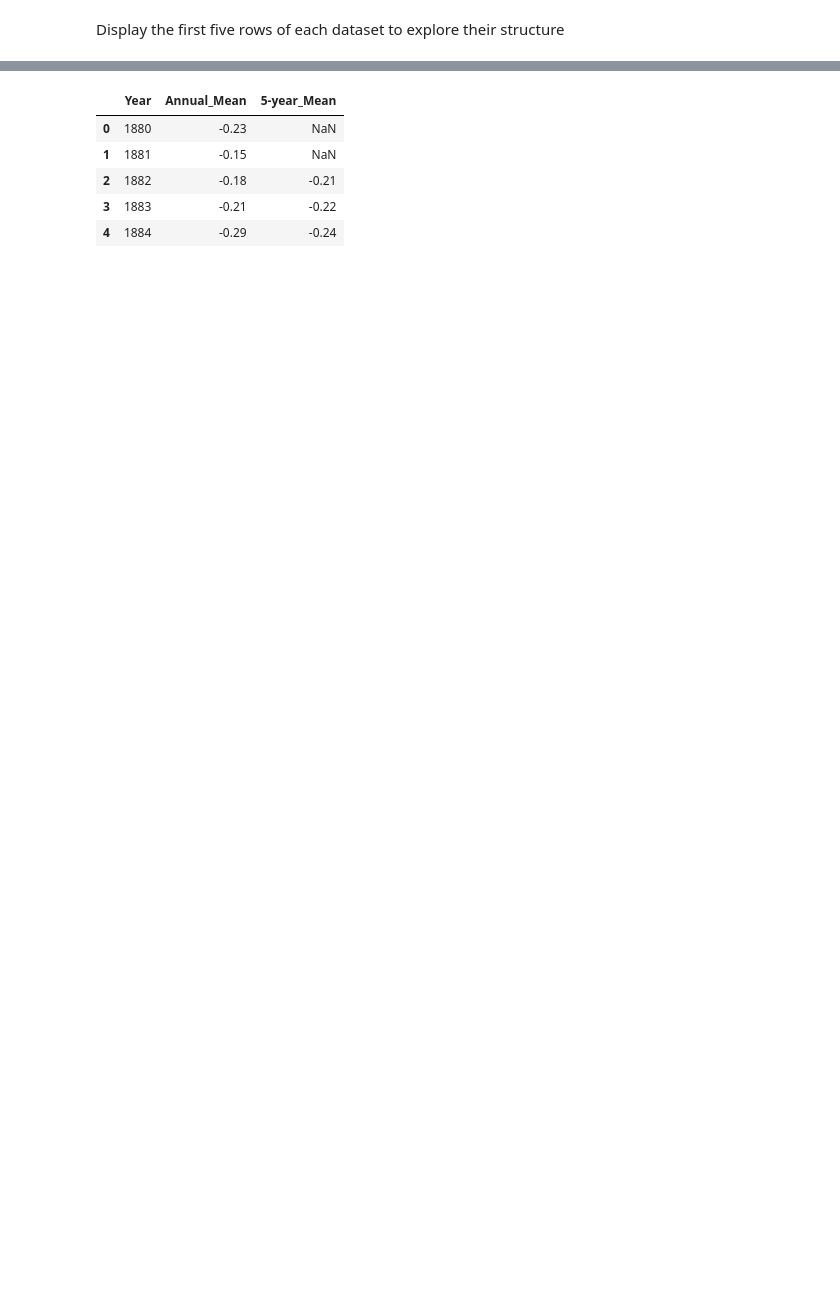
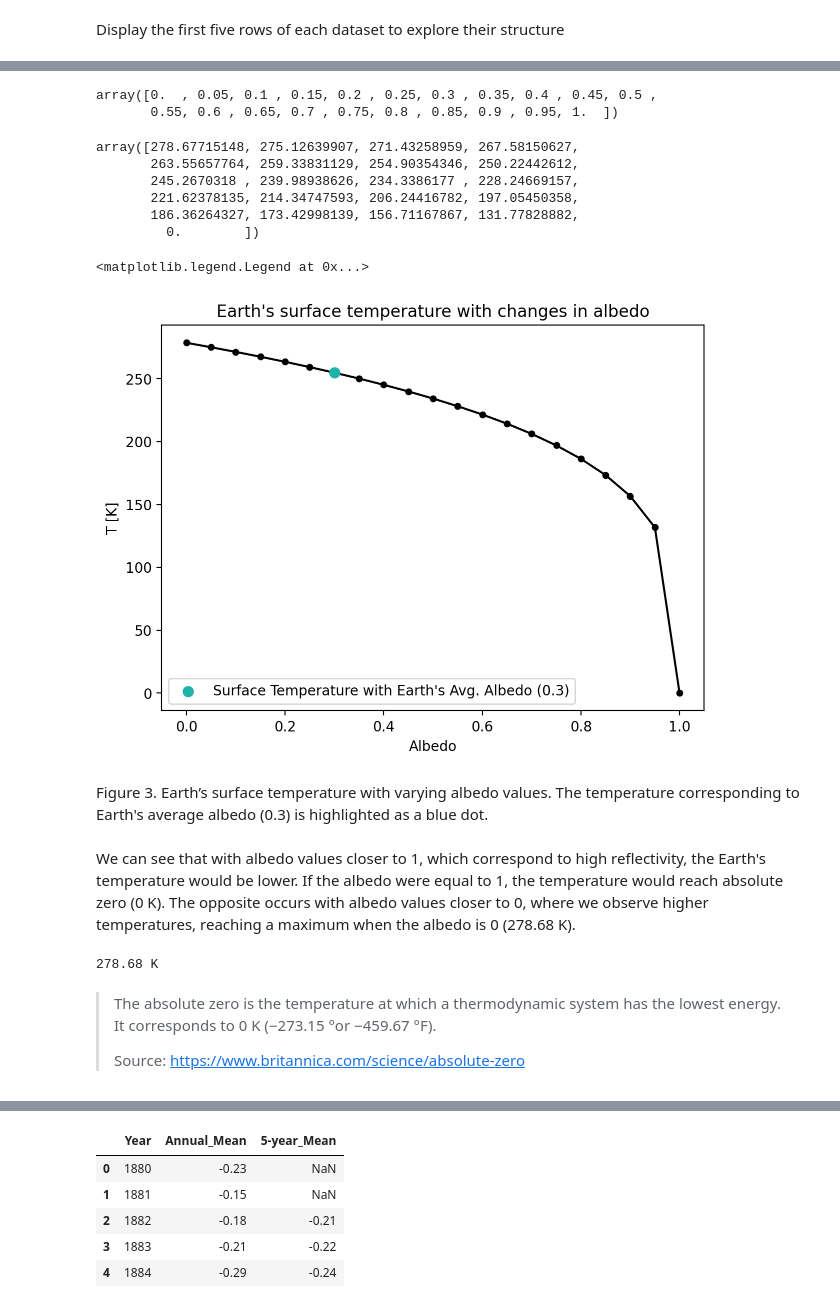
Before and after one commit to ees-climate-fall24/unit2_grisales, a Jupyter notebook: MiniProject1a_Grisales.ipynb, the cells around one changed output, grey strips where cells are left out. Saved outputs shown, nothing was run; the diff lists cells and outputs as text; code cells hidden in the pictures; blank space fills up the shorter version.

```diff
--- a/MiniProject1a_Grisales.ipynb
+++ b/MiniProject1a_Grisales.ipynb
@@ -104,0 +362,57 @@ Display the first five rows of each dataset to explore their structure
+# %%
+seq_alpha = np.arange(0,1.01,0.05) #Creates a sequence with alpha values ranging from 0 to 1 by 0.1
+seq_alpha
+# %% [output]
+array([0.  , 0.05, 0.1 , 0.15, 0.2 , 0.25, 0.3 , 0.35, 0.4 , 0.45, 0.5 ,
+       0.55, 0.6 , 0.65, 0.7 , 0.75, 0.8 , 0.85, 0.9 , 0.95, 1.  ])
+# %%
+earth_surface_temp(albedo = seq_alpha)
+# %% [output]
+array([278.67715148, 275.12639907, 271.43258959, 267.58150627,
+       263.55657764, 259.33831129, 254.90354346, 250.22442612,
+       245.2670318 , 239.98938626, 234.3386177 , 228.24669157,
+       221.62378135, 214.34747593, 206.24416782, 197.05450358,
+       186.36264327, 173.42998139, 156.71167867, 131.77828882,
+         0.        ])
+# %%
+fig, ax = plt.subplots(figsize = (7, 5))
+
+### add the Earth's surface temperature from the original model to the plot first:
+ax.plot(seq_alpha,
+        earth_surface_temp(albedo = seq_alpha),
+        marker='o', markersize = 4,
+        color='k')
+
+# Add a vertical dotted line from the x-axis up to the temperature at Earth's albedo
+#ax.vlines(alpha, ymin=0, ymax=T_earth, color='paleturquoise', linestyle='--', linewidth=1)
+#ax.hlines(T_earth, xmin=0, xmax=alpha, color='paleturquoise', linestyle='--', linewidth=1)
+
+# Highlight Earth's temperature average albedo with a different colored point
+ax.scatter(alpha,T_earth, color='lightseagreen',
+           zorder=2, # Controls the drawing order of elements in a plot
+           label=f"Surface Temperature with Earth's Avg. Albedo ({alpha})", #Add a label for the highlighted point and adds the value of the parameter 'alpha'
+           marker='o',s=50) #Marker size
+
+## add plot title:
+ax.set_title("Earth's surface temperature with changes in albedo")
+
+## add axes labes:
+ax.set_ylabel('T [K]')
+ax.set_xlabel('Albedo')
+
+ax.legend(loc="lower left")
+# %% [output]
+<matplotlib.legend.Legend at 0x...>
+[figure, added]
+# %% [markdown]
+Figure 3. Earth’s surface temperature with varying albedo values. The temperature corresponding to Earth's average albedo (0.3) is highlighted as a blue dot.
+# %% [markdown]
+We can see that with albedo values closer to 1, which correspond to high reflectivity, the Earth's temperature would be lower. If the albedo were equal to 1, the temperature would reach absolute zero (0 K). The opposite occurs with albedo values closer to 0, where we observe higher temperatures, reaching a maximum when the albedo is 0 (278.68 K).
+# %%
+print(np.round(earth_surface_temp(albedo = 0),2), "K")
+# %% [output]
+278.68 K
+# %% [markdown]
+> The absolute zero is the temperature at which a thermodynamic system has the lowest energy. It corresponds to 0 K (−273.15 °or −459.67 °F).
+>
+> Source: https://www.britannica.com/science/absolute-zero
```
Also changed, not shown: parts of 128 cells of this notebook.
